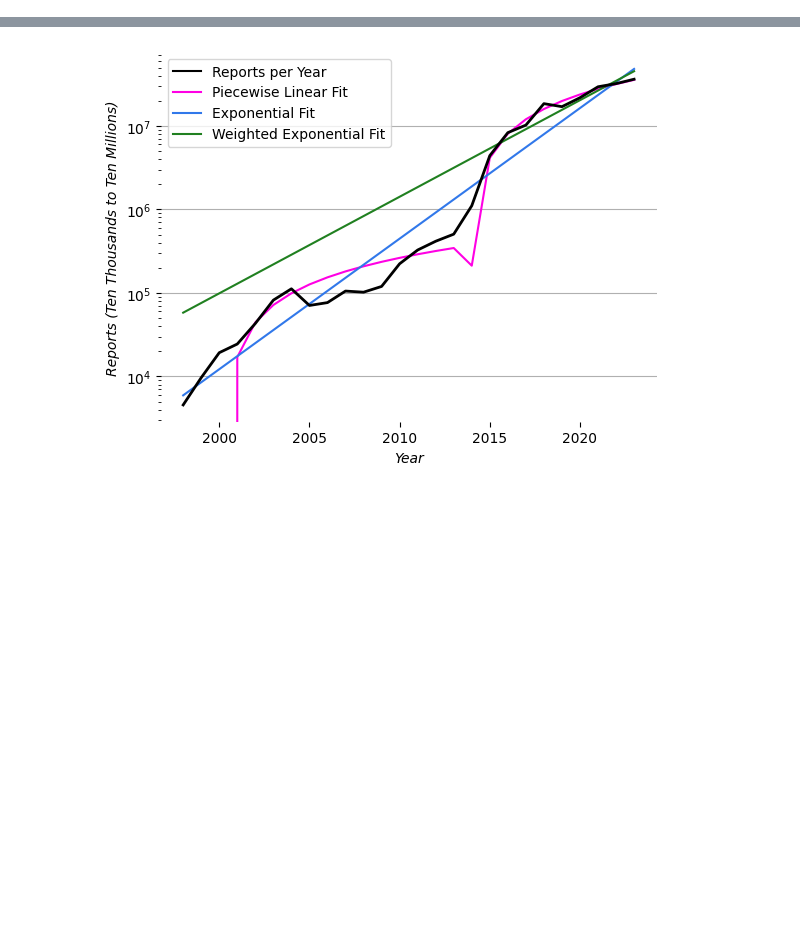
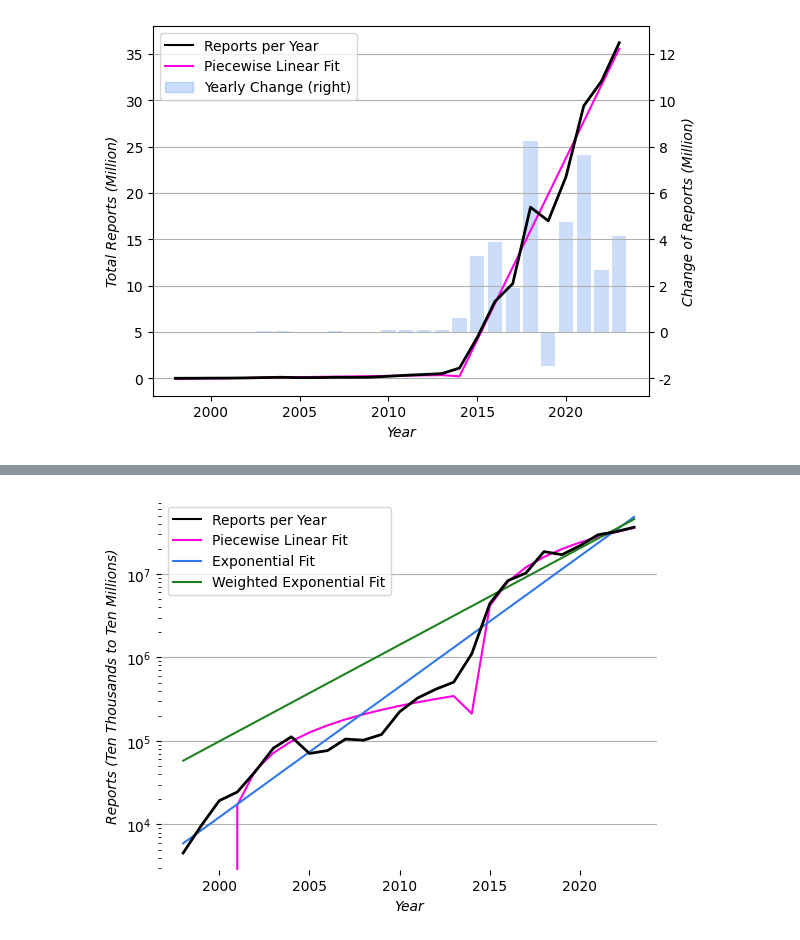
Before and after one commit to apparebit/diaphanous, a Jupyter notebook: analysis/reports.ipynb, the cells around one changed output, grey strips where cells are left out. Drawn from its saved outputs; the diff is of its cells as text; code cells hidden in the pictures; blank space fills up the shorter version.

```diff
--- a/analysis/reports.ipynb
+++ b/analysis/reports.ipynb
@@ -175,2 +161,72 @@ Meanwhile, the magnitude of the constant term isn't particularly interesting. Th
+# %%
+reports_and_best_fit = reports_per_year[['reports', 'fit', 'Δ']].rename(columns={
+    'reports': 'Reports per Year',
+    'fit': 'Piecewise Linear Fit',
+    'Δ': 'Yearly Change',
+})
+
+reports_and_all_fits = reports_per_year.rename(columns={
+    'reports': 'Reports per Year',
+    'fit': 'Piecewise Linear Fit',
+    'exp_fit': 'Exponential Fit',
+    'exp_fitter': 'Weighted Exponential Fit',
+}).drop(columns=['Δ%'])
+
+def plot(ax, reports, scale = 'linear'):
+    reports = reports.reset_index()
+
+    main_columns = ['Reports per Year', 'Piecewise Linear Fit']
+    if 'Exponential Fit' in reports.columns:
+        main_columns += ['Exponential Fit', 'Weighted Exponential Fit']
+    main_colors = ['#000000', '#ff00e4', '#3178ea', '#208020']
+
+    for column, color in zip(main_columns, main_colors):
+        ax.plot('year', column, color=color, data=reports)
+
+    has_change = 'Yearly Change' in reports.columns
+    if has_change:
+        ax2 = ax.twinx()
+        ax2.bar('year', 'Yearly Change', color='#3178ea40', data=reports)
+        ax2.set_ylim(-2_750_000, 13_200_000)
+        #ax2.set_ylim(-1_675_000, 8_500_000)
+        ax2.set_ylabel('Change of Reports (Million)', fontstyle="italic")
+        ax2.get_yaxis().set_major_formatter(
+            matplotlib.ticker.FuncFormatter(lambda x, p: format(int(x/1_000_000), ',')))
+
+    ax.set_xlabel('Year', fontstyle='italic')
+    if scale == 'linear':
+        ax.set_ylabel('Total Reports (Million)', fontstyle='italic')
+        ax.get_yaxis().set_major_formatter(
+            matplotlib.ticker.FuncFormatter(lambda x, p: format(int(x/1_000_000), ',')))
+    else:
+        ax.set_ylabel('Reports (Ten Thousands to Ten Millions)', fontstyle='italic')
+
+    ax.grid(axis="y")
+    if scale == 'linear':
+        ax.set_ylim(
+            top=52_000_000 if "Exponential Fit" in reports.columns else 38_000_000
+        )
+    else:
+        ax.set_yscale('log')
+
+    handles, labels = ax.get_legend_handles_labels()
+    if has_change:
+        patch = mpatches.Patch(color='#3178ea40')
+        handles = handles + [patch]
+        labels = labels + ['Yearly Change (right)']
+    ax.legend(handles, labels)
+
+    line = ax.get_lines()[0]
+    line.set_linewidth(2)
+    line.set_zorder(3)
+
+    ax.set_zorder((ax2.get_zorder() if has_change else 0) + 1)
+    ax.set_frame_on(False)
+
+fig, ax = plt.subplots()
+plot(ax, reports_and_best_fit)
+fig.savefig('../figure/reports.svg', format='svg')
+# %% [output]
+[figure, added]
 # %%
 fig, ax = plt.subplots()
```
Also changed, not shown: parts of 7 cells of this notebook, 1 other file.
